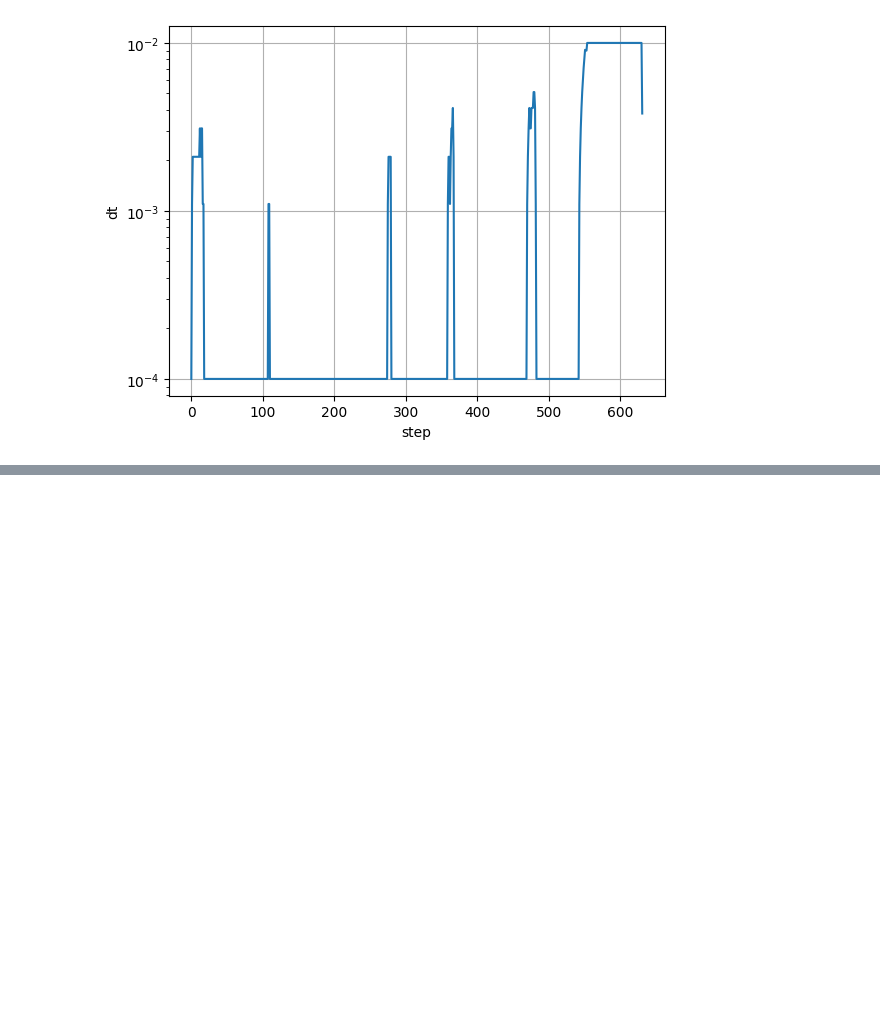
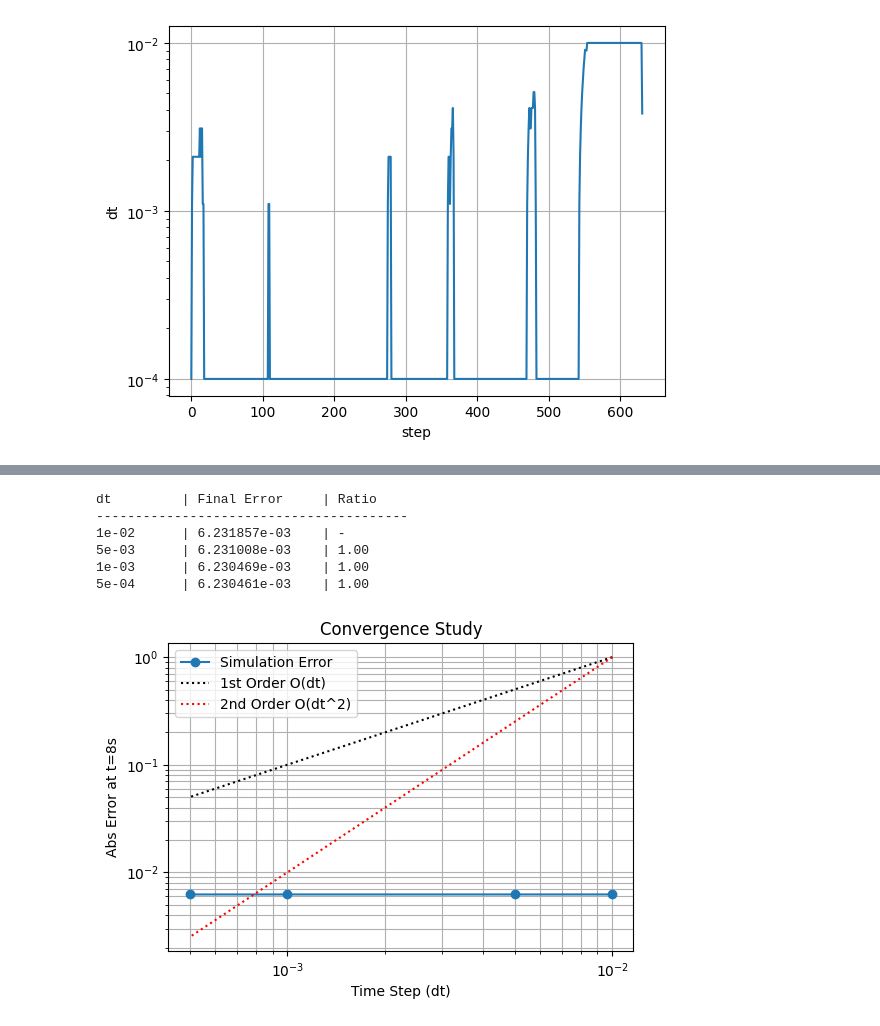
Before and after one commit to young-j-park/6.7300-project-ev, a Jupyter notebook: analysis_simulation_methods.ipynb, the cells around one changed output, grey strips where cells are left out. Saved outputs shown, nothing was run; the diff lists cells and outputs as text; code cells hidden in the pictures; blank space fills up the shorter version.

```diff
--- a/analysis_simulation_methods.ipynb
+++ b/analysis_simulation_methods.ipynb
@@ -174,0 +293,53 @@ plt.show()
+# %%
+x_ss, path = homotopy_solve(x0, p_tuple, u_target, verbose=False)
+y_ss = x_ss[IDX['y']]
+
+# 2. Run Convergence Loop
+dt_values = [1e-2, 5e-3, 1e-3, 5e-4]
+errors = []
+
+print(f"{'dt':<10} | {'Final Error':<15} | {'Ratio'}")
+print("-" * 40)
+
+for i, dt in enumerate(dt_values):
+    steps = int(8.0 / dt)
+    x_curr = np.zeros(N_STATES)
+    U_swarm = np.array([u_target])
+
+    for _ in range(steps):
+        x_curr = step_trap(x_curr, dt, p_tuple, U_swarm)
+
+    final_pos = x_curr[IDX['y']]
+    err = abs(final_pos - y_ss)
+    errors.append(err)
+
+    # Calculate convergence ratio (Error_prev / Error_curr)
+    if i > 0:
+        ratio = errors[i-1] / err
+        ratio_str = f"{ratio:.2f}"
+    else:
+        ratio_str = "-"
+
+    print(f"{dt:<10.0e} | {err:<15.6e} | {ratio_str}")
+
+# 3. Plot Convergence
+plt.figure(figsize=(6, 4))
+plt.loglog(dt_values, errors, 'o-', label='Simulation Error')
+# Reference lines for O(dt) and O(dt^2)
+plt.loglog(dt_values, [100*x for x in dt_values], 'k:', label='1st Order O(dt)')
+plt.loglog(dt_values, [10000*x**2 for x in dt_values], 'r:', label='2nd Order O(dt^2)')
+
+plt.xlabel('Time Step (dt)')
+plt.ylabel('Abs Error at t=8s')
+plt.title('Convergence Study')
+plt.grid(True, which="both", ls="-")
+plt.legend()
+plt.show()
+# %% [output]
+dt         | Final Error     | Ratio
+----------------------------------------
+1e-02      | 6.231857e-03    | -
+5e-03      | 6.231008e-03    | 1.00
+1e-03      | 6.230469e-03    | 1.00
+5e-04      | 6.230461e-03    | 1.00
+[figure, added]
```
Also changed, not shown: parts of 2 cells of this notebook, 4 other files.
